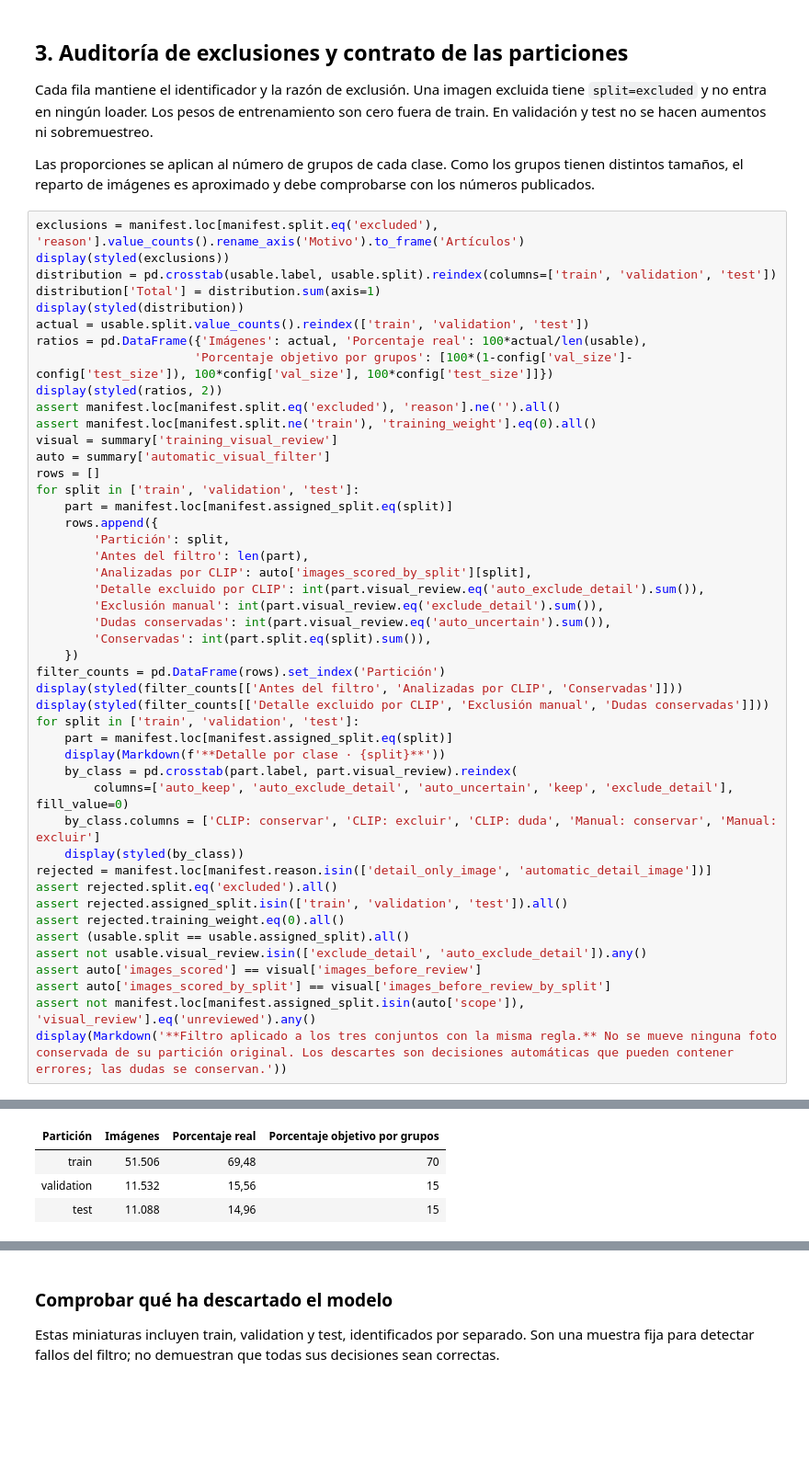
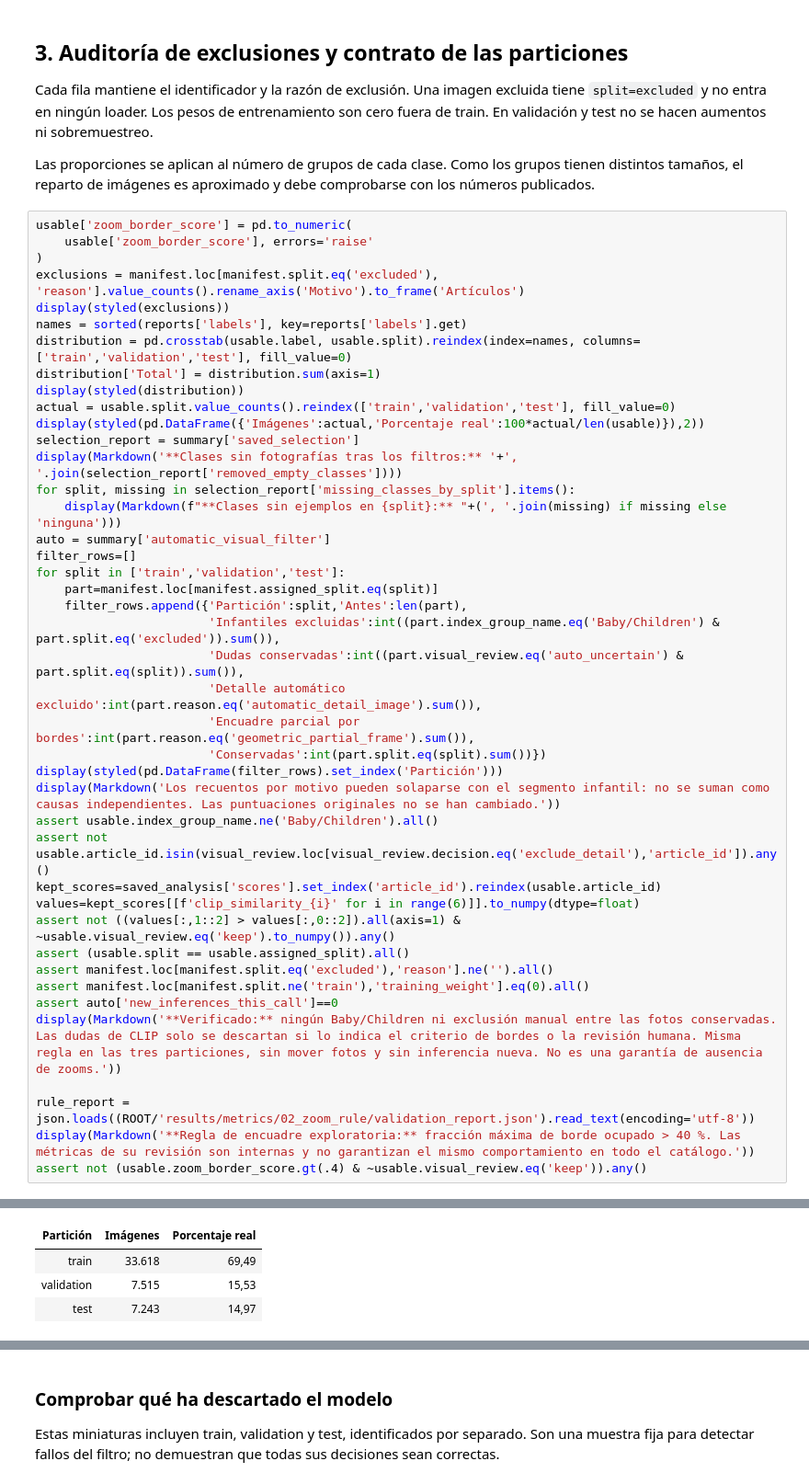
Before and after one commit to ML-ENI/fashion-vision-dl, a Jupyter notebook: notebooks/02_data_preparation.ipynb, the cells around one changed output, grey strips where cells are left out. Shown at 92% size. Drawn from its saved outputs; the diff is of its cells as text; blank space fills up the shorter version.

```diff
--- a/notebooks/02_data_preparation.ipynb
+++ b/notebooks/02_data_preparation.ipynb
@@ -277,51 +316,47 @@ Cada fila mantiene el identificador y la razón de exclusión. Una imagen exclui
 
 Las proporciones se aplican al número de grupos de cada clase. Como los grupos tienen distintos tamaños, el reparto de imágenes es aproximado y debe comprobarse con los números publicados.
 # %%
+usable['zoom_border_score'] = pd.to_numeric(
+    usable['zoom_border_score'], errors='raise'
+)
 exclusions = manifest.loc[manifest.split.eq('excluded'), 'reason'].value_counts().rename_axis('Motivo').to_frame('Artículos')
 display(styled(exclusions))
-distribution = pd.crosstab(usable.label, usable.split).reindex(columns=['train', 'validation', 'test'])
+names = sorted(reports['labels'], key=reports['labels'].get)
+distribution = pd.crosstab(usable.label, usable.split).reindex(index=names, columns=['train','validation','test'], fill_value=0)
 distribution['Total'] = distribution.sum(axis=1)
 display(styled(distribution))
-actual = usable.split.value_counts().reindex(['train', 'validation', 'test'])
-ratios = pd.DataFrame({'Imágenes': actual, 'Porcentaje real': 100*actual/len(usable),
-                      'Porcentaje objetivo por grupos': [100*(1-config['val_size']-config['test_size']), 100*config['val_size'], 100*config['test_size']]})
-display(styled(ratios, 2))
-assert manifest.loc[manifest.split.eq('excluded'), 'reason'].ne('').all()
-assert manifest.loc[manifest.split.ne('train'), 'training_weight'].eq(0).all()
-visual = summary['training_visual_review']
+actual = usable.split.value_counts().reindex(['train','validation','test'], fill_value=0)
+display(styled(pd.DataFrame({'Imágenes':actual,'Porcentaje real':100*actual/len(usable)}),2))
+selection_report = summary['saved_selection']
+display(Markdown('**Clases sin fotografías tras los filtros:** '+', '.join(selection_report['removed_empty_classes'])))
+for split, missing in selection_report['missing_classes_by_split'].items():
+    display(Markdown(f"**Clases sin ejemplos en {split}:** "+(', '.join(missing) if missing else 'ninguna')))
 auto = summary['automatic_visual_filter']
-rows = []
-for split in ['train', 'validation', 'test']:
-    part = manifest.loc[manifest.assigned_split.eq(split)]
-    rows.append({
-        'Partición': split,
-        'Antes del filtro': len(part),
-        'Analizadas por CLIP': auto['images_scored_by_split'][split],
-        'Detalle excluido por CLIP': int(part.visual_review.eq('auto_exclude_detail').sum()),
-        'Exclusión manual': int(part.visual_review.eq('exclude_detail').sum()),
-        'Dudas conservadas': int(part.visual_review.eq('auto_uncertain').sum()),
-        'Conservadas': int(part.split.eq(split).sum()),
-    })
-filter_counts = pd.DataFrame(rows).set_index('Partición')
-display(styled(filter_counts[['Antes del filtro', 'Analizadas por CLIP', 'Conservadas']]))
-display(styled(filter_counts[['Detalle excluido por CLIP', 'Exclusión manual', 'Dudas conservadas']]))
-for split in ['train', 'validation', 'test']:
-    part = manifest.loc[manifest.assigned_split.eq(split)]
-    display(Markdown(f'**Detalle por clase · {split}**'))
-    by_class = pd.crosstab(part.label, part.visual_review).reindex(
-        columns=['auto_keep', 'auto_exclude_detail', 'auto_uncertain', 'keep', 'exclude_detail'], fill_value=0)
-    by_class.columns = ['CLIP: conservar', 'CLIP: excluir', 'CLIP: duda', 'Manual: conservar', 'Manual: excluir']
-    display(styled(by_class))
-rejected = manifest.loc[manifest.reason.isin(['detail_only_image', 'automatic_detail_image'])]
-assert rejected.split.eq('excluded').all()
-assert rejected.assigned_split.isin(['train', 'validation', 'test']).all()
-assert rejected.training_weight.eq(0).all()
+filter_rows=[]
+for split in ['train','validation','test']:
+    part=manifest.loc[manifest.assigned_split.eq(split)]
+    filter_rows.append({'Partición':split,'Antes':len(part),
+                        'Infantiles excluidas':int((part.index_group_name.eq('Baby/Children') & part.split.eq('excluded')).sum()),
+                        'Dudas conservadas':int((part.visual_review.eq('auto_uncertain') & part.split.eq(split)).sum()),
+                        'Detalle automático excluido':int(part.reason.eq('automatic_detail_image').sum()),
+                        'Encuadre parcial por bordes':int(part.reason.eq('geometric_partial_frame').sum()),
+                        'Conservadas':int(part.split.eq(split).sum())})
+display(styled(pd.DataFrame(filter_rows).set_index('Partición')))
+display(Markdown('Los recuentos por motivo pueden solaparse con el segmento infantil: no se suman como causas independientes. Las puntuaciones originales no se han cambiado.'))
+assert usable.index_group_name.ne('Baby/Children').all()
+assert not usable.article_id.isin(visual_review.loc[visual_review.decision.eq('exclude_detail'),'article_id']).any()
+kept_scores=saved_analysis['scores'].set_index('article_id').reindex(usable.article_id)
+values=kept_scores[[f'clip_similarity_{i}' for i in range(6)]].to_numpy(dtype=float)
+assert not ((values[:,1::2] > values[:,0::2]).all(axis=1) & ~usable.visual_review.eq('keep').to_numpy()).any()
 assert (usable.split == usable.assigned_split).all()
-assert not usable.visual_review.isin(['exclude_detail', 'auto_exclude_detail']).any()
-assert auto['images_scored'] == visual['images_before_review']
-assert auto['images_scored_by_split'] == visual['images_before_review_by_split']
-assert not manifest.loc[manifest.assigned_split.isin(auto['scope']), 'visual_review'].eq('unreviewed').any()
-display(Markdown('**Filtro aplicado a los tres conjuntos con la misma regla.** No se mueve ninguna foto conservada de su partición original. Los descartes son decisiones automáticas que pueden contener errores; las dudas se conservan.'))
+assert manifest.loc[manifest.split.eq('excluded'),'reason'].ne('').all()
+assert manifest.loc[manifest.split.ne('train'),'training_weight'].eq(0).all()
+assert auto['new_inferences_this_call']==0
+display(Markdown('**Verificado:** ningún Baby/Children ni exclusión manual entre las fotos conservadas. Las dudas de CLIP solo se descartan si lo indica el criterio de bordes o la revisión humana. Misma regla en las tres particiones, sin mover fotos y sin inferencia nueva. No es una garantía de ausencia de zooms.'))
+
+rule_report = json.loads((ROOT/'results/metrics/02_zoom_rule/validation_report.json').read_text(encoding='utf-8'))
+display(Markdown('**Regla de encuadre exploratoria:** fracción máxima de borde ocupado > 40 %. Las métricas de su revisión son internas y no garantizan el mismo comportamiento en todo el catálogo.'))
+assert not (usable.zoom_border_score.gt(.4) & ~usable.visual_review.eq('keep')).any()
 # %% [output]
 | Motivo | Artículos |
 | class_not_selected | 29.374 |
@@ -351,4 +388,4 @@ display(Markdown('**Filtro aplicado a los tres conjuntos con la misma regla.** N
-| Partición | Imágenes | Porcentaje real | Porcentaje objetivo por grupos |
-| train | 51.506 | 69,48 | 70 |
-| validation | 11.532 | 15,56 | 15 |
-| test | 11.088 | 14,96 | 15 |
+| Partición | Imágenes | Porcentaje real |
+| train | 33.618 | 69,49 |
+| validation | 7.515 | 15,53 |
+| test | 7.243 | 14,97 |
```
Also changed, not shown: parts of 17 cells of this notebook, 37 other files.
